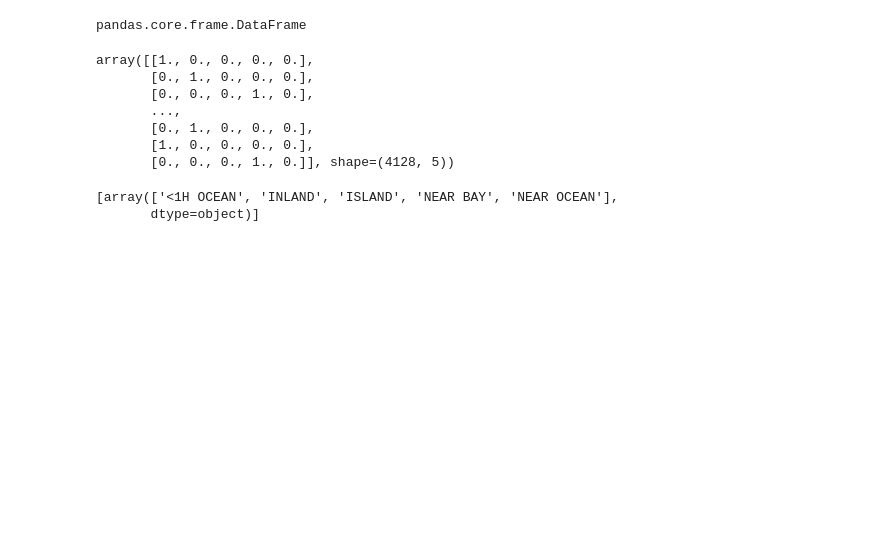
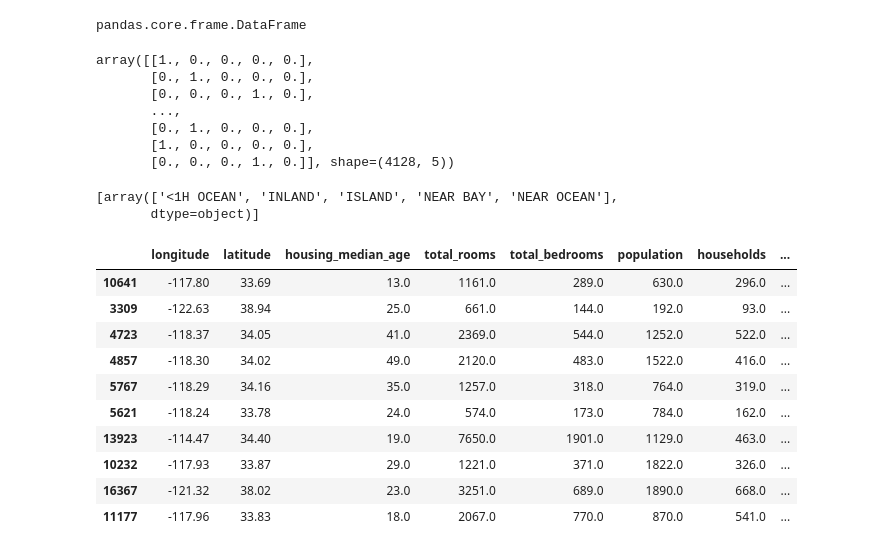
Before and after one commit to saptarshidas219/ML_Prog, a Jupyter notebook: calfornia_test.ipynb, the cells around one changed output. Saved outputs shown, nothing was run; the diff lists cells and outputs as text; code cells hidden in the pictures; blank space fills up the shorter version.

```diff
--- a/calfornia_test.ipynb
+++ b/calfornia_test.ipynb
@@ -145,3 +125,20 @@ onehatencode.categories_
 # %% [output]
 [array(['<1H OCEAN', 'INLAND', 'ISLAND', 'NEAR BAY', 'NEAR OCEAN'],
        dtype=object)]
+# %%
+ocean_catencode = pd.DataFrame(ocean_catencode.toarray(),columns=['<1H OCEAN', 'INLAND', 'ISLAND', 'NEAR BAY', 'NEAR OCEAN'],index= train_data.index )
+# %%
+train_data= pd.concat([train_data,ocean_catencode],axis=1)
+train_data.sample(10)
+# %% [output]
+|  | longitude | latitude | housing_median_age | total_rooms | total_bedrooms | population | households | ... |
+| 10641 | -117.80 | 33.69 | 13.0 | 1161.0 | 289.0 | 630.0 | 296.0 | ... |
+| 3309 | -122.63 | 38.94 | 25.0 | 661.0 | 144.0 | 192.0 | 93.0 | ... |
+| 4723 | -118.37 | 34.05 | 41.0 | 2369.0 | 544.0 | 1252.0 | 522.0 | ... |
+| 4857 | -118.30 | 34.02 | 49.0 | 2120.0 | 483.0 | 1522.0 | 416.0 | ... |
+| 5767 | -118.29 | 34.16 | 35.0 | 1257.0 | 318.0 | 764.0 | 319.0 | ... |
+| 5621 | -118.24 | 33.78 | 24.0 | 574.0 | 173.0 | 784.0 | 162.0 | ... |
+| 13923 | -114.47 | 34.40 | 19.0 | 7650.0 | 1901.0 | 1129.0 | 463.0 | ... |
+| 10232 | -117.93 | 33.87 | 29.0 | 1221.0 | 371.0 | 1822.0 | 326.0 | ... |
+| 16367 | -121.32 | 38.02 | 23.0 | 3251.0 | 689.0 | 1890.0 | 668.0 | ... |
+| 11177 | -117.96 | 33.83 | 18.0 | 2067.0 | 770.0 | 870.0 | 541.0 | ... |
```
Also changed, not shown: parts of 9 cells of this notebook, 1 other file.
